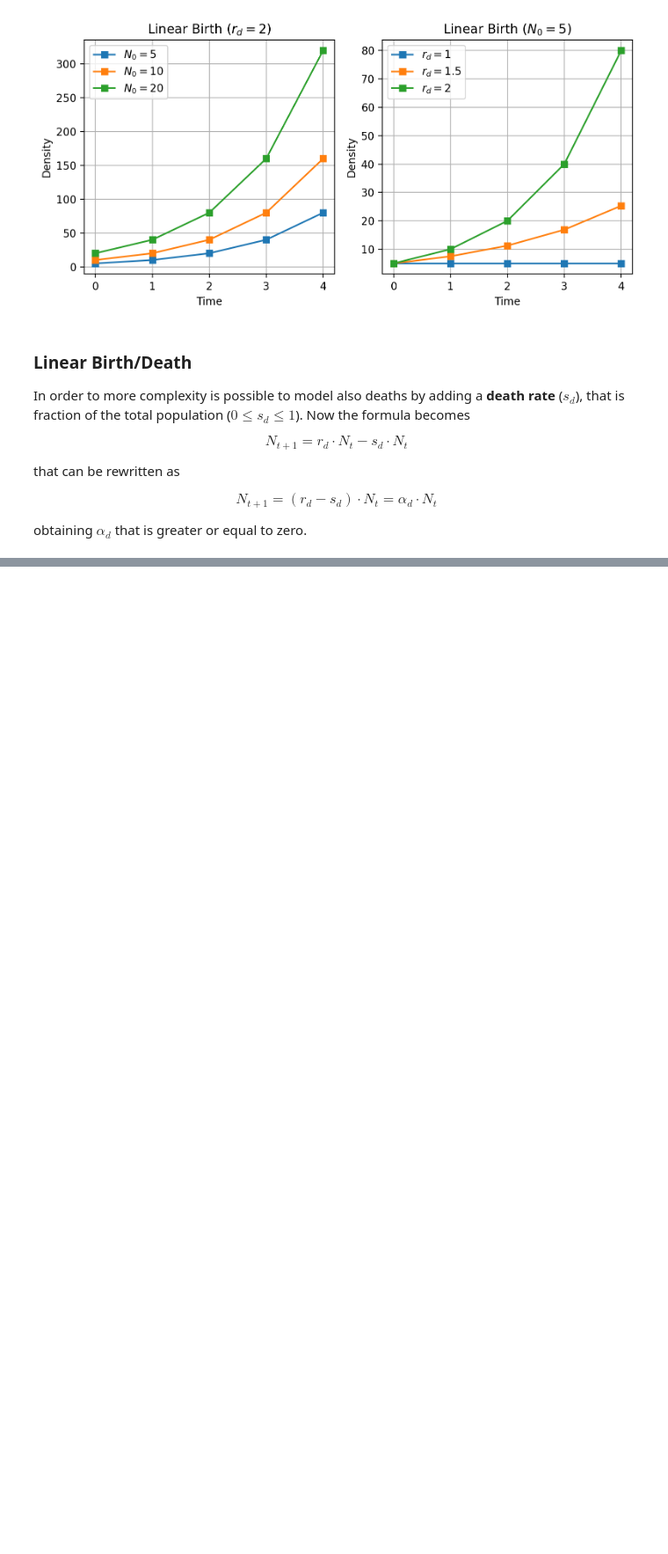
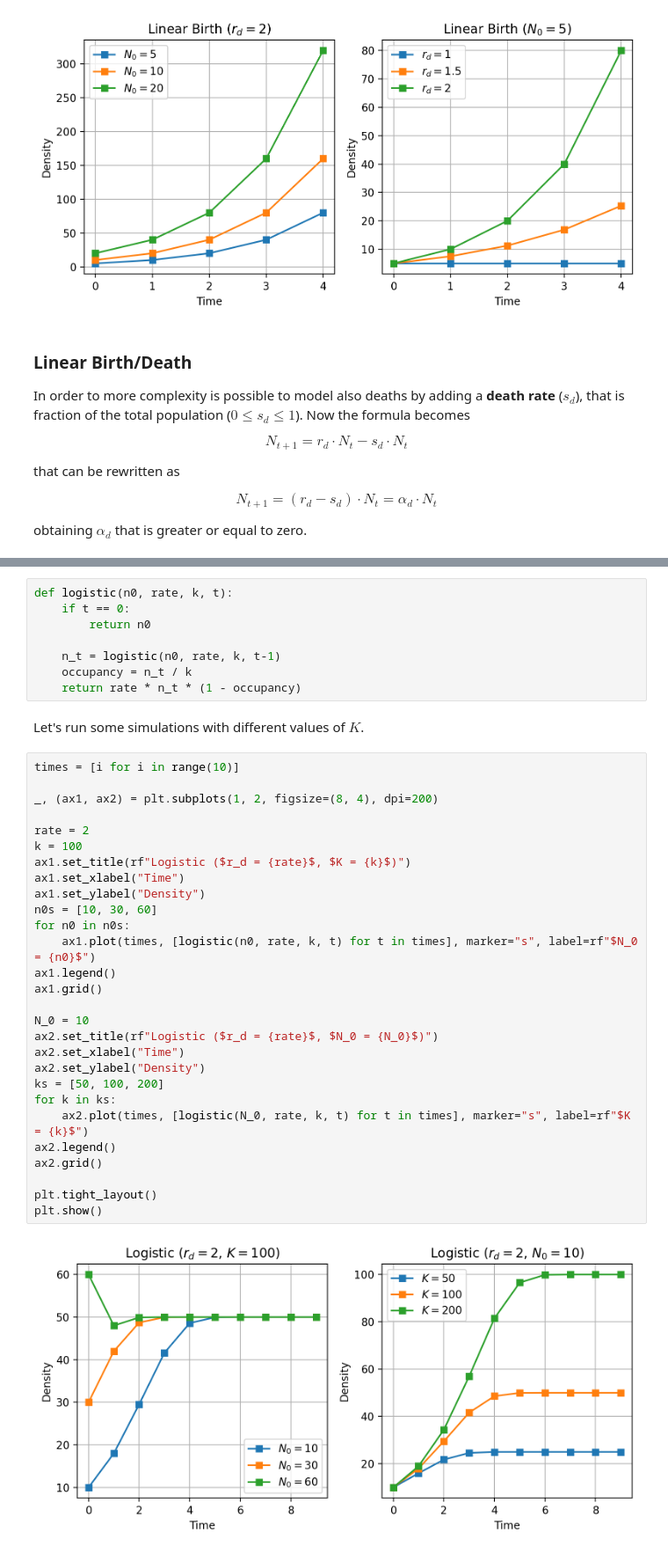
Before and after one commit to FedericoBustaffa/cmcs, a Jupyter notebook: discrete.ipynb, the cells around one changed output, grey strips where cells are left out. Shown at 88% size. Drawn from its saved outputs; the diff is of its cells as text; blank space fills up the shorter version.

```diff
--- a/discrete.ipynb
+++ b/discrete.ipynb
@@ -112,0 +173,40 @@ plt.show()
+# %%
+def logistic(n0, rate, k, t):
+    if t == 0:
+        return n0
+
+    n_t = logistic(n0, rate, k, t-1)
+    occupancy = n_t / k
+    return rate * n_t * (1 - occupancy)
+# %% [markdown]
+Let's run some simulations with different values of $K$.
+# %%
+times = [i for i in range(10)]
+
+_, (ax1, ax2) = plt.subplots(1, 2, figsize=(8, 4), dpi=200)
+
+rate = 2
+k = 100
+ax1.set_title(rf"Logistic ($r_d = {rate}$, $K = {k}$)")
+ax1.set_xlabel("Time")
+ax1.set_ylabel("Density")
+n0s = [10, 30, 60]
+for n0 in n0s:
+    ax1.plot(times, [logistic(n0, rate, k, t) for t in times], marker="s", label=rf"$N_0 = {n0}$")
+ax1.legend()
+ax1.grid()
+
+N_0 = 10
+ax2.set_title(rf"Logistic ($r_d = {rate}$, $N_0 = {N_0}$)")
+ax2.set_xlabel("Time")
+ax2.set_ylabel("Density")
+ks = [50, 100, 200]
+for k in ks:
+    ax2.plot(times, [logistic(N_0, rate, k, t) for t in times], marker="s", label=rf"$K = {k}$")
+ax2.legend()
+ax2.grid()
+
+plt.tight_layout()
+plt.show()
+# %% [output]
+[figure, added]
```
Also changed, not shown: parts of 6 cells of this notebook.
